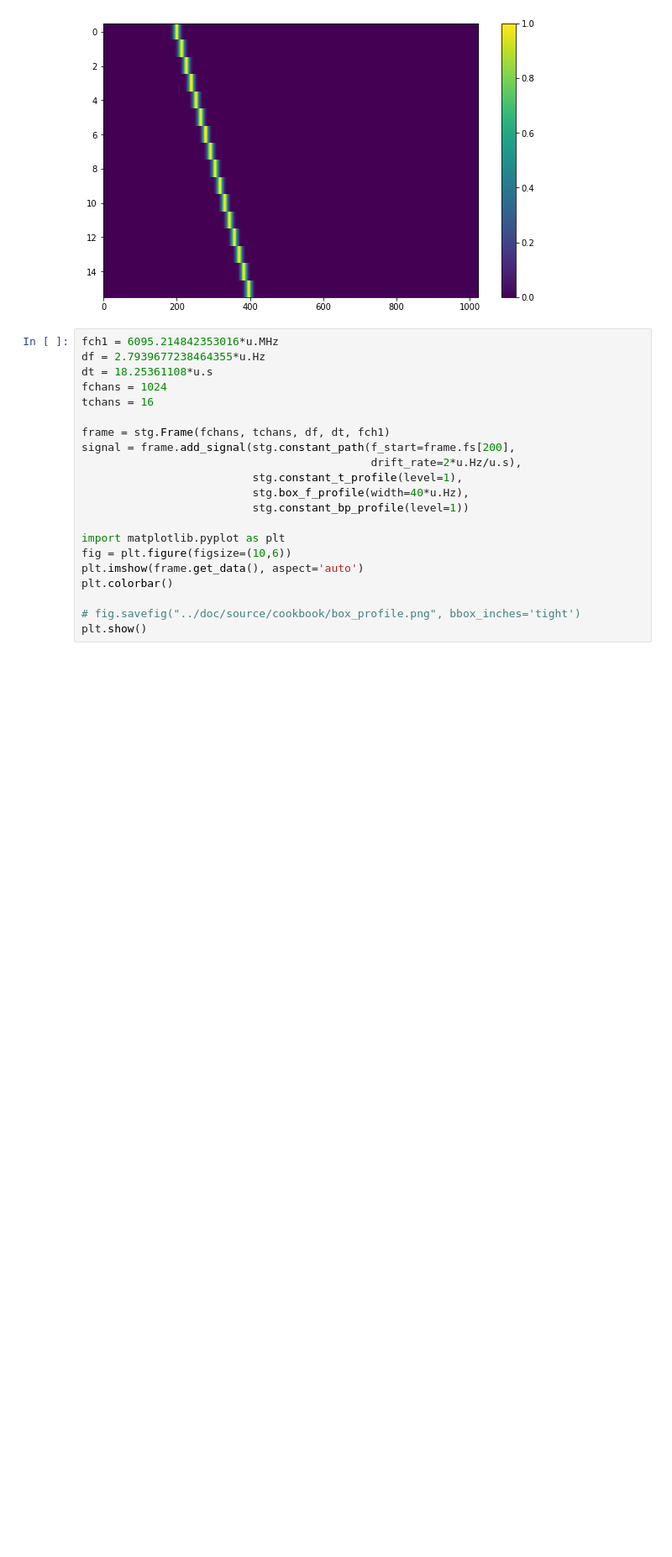
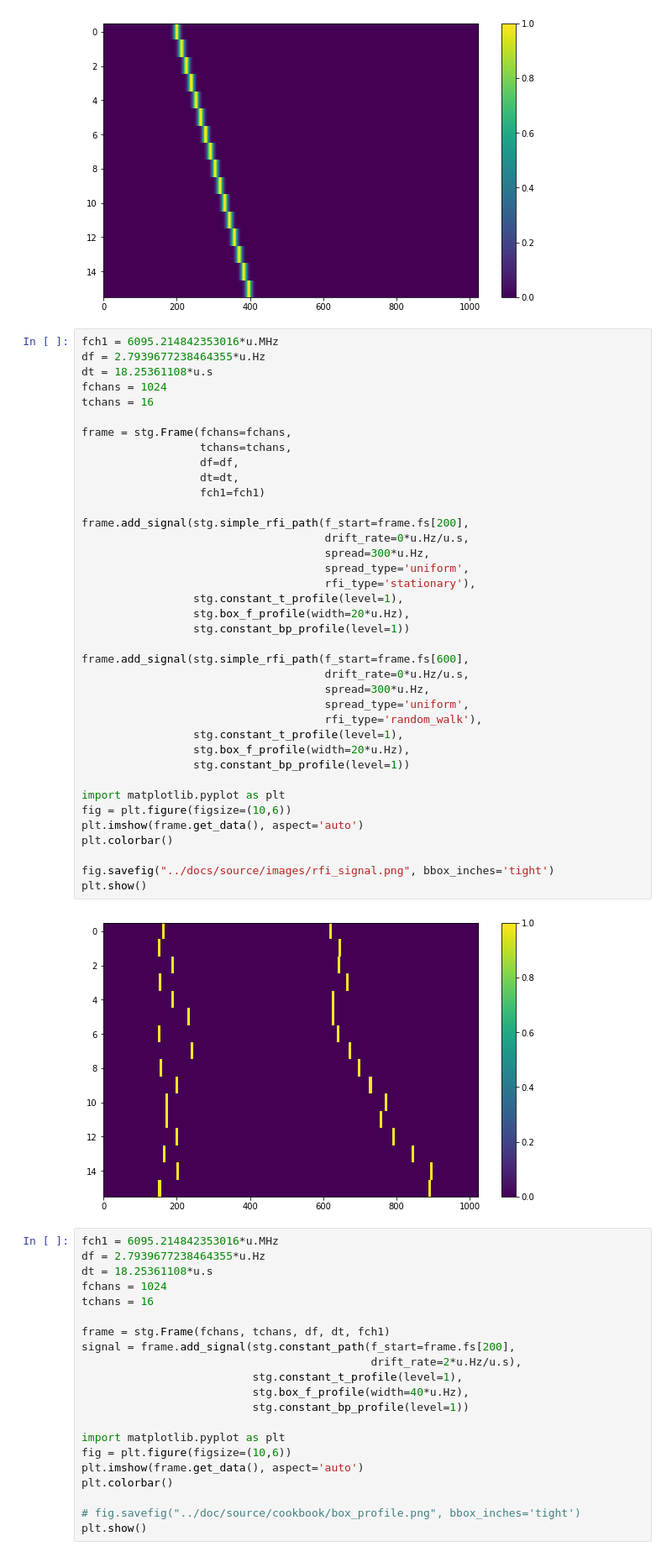
Before and after one commit to bbrzycki/setigen, a Jupyter notebook: jupyter-notebooks/Setigen Add Frame Object.ipynb, the cells around one changed output. Shown at 84% size. Cells and saved outputs as stored; diff of their text form; blank space fills up the shorter version.

Commit message:
Define rfi-like signal paths with stationary/random walk trends, and update docs

```diff
--- a/jupyter-notebooks/Setigen Add Frame Object.ipynb
+++ b/jupyter-notebooks/Setigen Add Frame Object.ipynb
@@ -402,6 +402,46 @@ plt.colorbar()
 plt.show()
 # %% [output]
 [figure]
+# %%
+fch1 = 6095.214842353016*u.MHz
+df = 2.7939677238464355*u.Hz
+dt = 18.25361108*u.s
+fchans = 1024
+tchans = 16
+
+frame = stg.Frame(fchans=fchans,
+                  tchans=tchans,
+                  df=df,
+                  dt=dt,
+                  fch1=fch1)
+
+frame.add_signal(stg.simple_rfi_path(f_start=frame.fs[200],
+                                     drift_rate=0*u.Hz/u.s,
+                                     spread=300*u.Hz,
+                                     spread_type='uniform',
+                                     rfi_type='stationary'),
+                 stg.constant_t_profile(level=1),
+                 stg.box_f_profile(width=20*u.Hz),
+                 stg.constant_bp_profile(level=1))
+
+frame.add_signal(stg.simple_rfi_path(f_start=frame.fs[600],
+                                     drift_rate=0*u.Hz/u.s,
+                                     spread=300*u.Hz,
+                                     spread_type='uniform',
+                                     rfi_type='random_walk'),
+                 stg.constant_t_profile(level=1),
+                 stg.box_f_profile(width=20*u.Hz),
+                 stg.constant_bp_profile(level=1))
+
+import matplotlib.pyplot as plt
+fig = plt.figure(figsize=(10,6))
+plt.imshow(frame.get_data(), aspect='auto')
+plt.colorbar()
+
+fig.savefig("../docs/source/images/rfi_signal.png", bbox_inches='tight')
+plt.show()
+# %% [output]
+[figure, added]
 # %%
 fch1 = 6095.214842353016*u.MHz
 df = 2.7939677238464355*u.Hz
```
Also changed, not shown: 3 other files.
